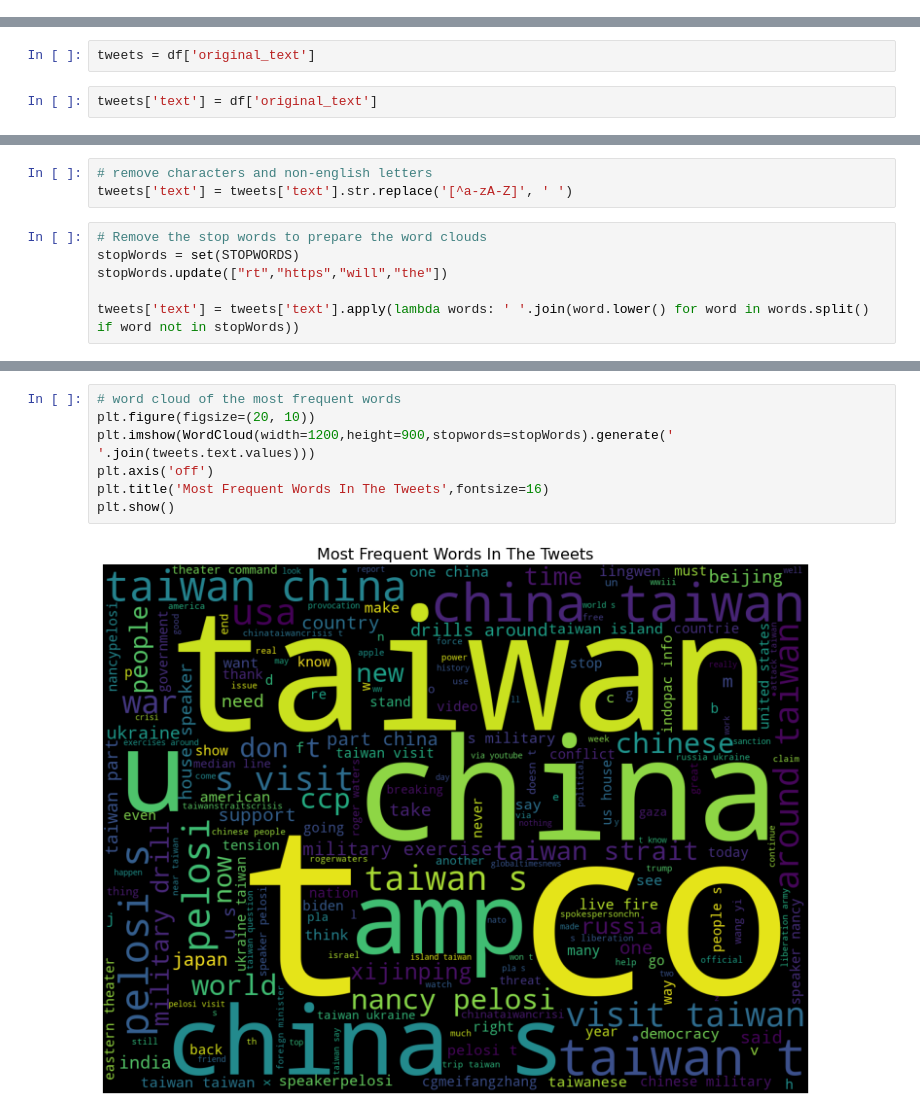
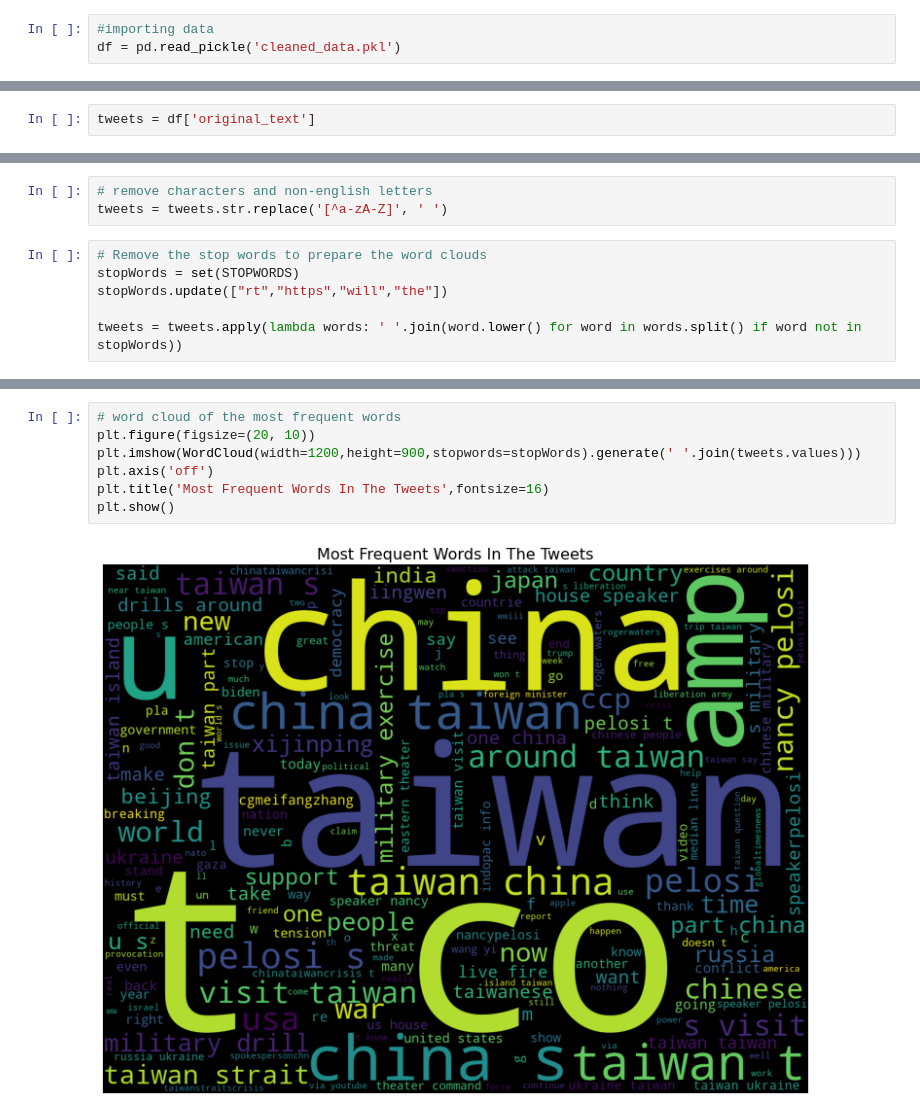
Before and after one commit to isaaclucky/Twitter-Data-Analysis, a Jupyter notebook: Data Exploration (EDA).ipynb, the cells around one changed output, grey strips where cells are left out. Drawn from its saved outputs; the diff is of its cells as text.

Commit message:
feat: some minor changes to data exploration

```diff
--- a/Data Exploration (EDA).ipynb
+++ b/Data Exploration (EDA).ipynb
@@ -41,3 +56,6 @@ df = tweet.get_tweet_df(save=False)
+# %%
+#importing data
+df = pd.read_pickle('cleaned_data.pkl')
 # %% [markdown]
 ## 2. Data Cleaning
 - Clean the data using the script clean_tweets_dataframe
@@ -241,6 +288,4 @@ Name: created_at, dtype: int64
 ### Text Preprocessing
 # %%
 tweets = df['original_text']
-# %%
-tweets['text'] = df['original_text']
 # %%
@@ -260,13 +305,13 @@ df['original_text']
 Name: original_text, Length: 7440, dtype: object
 # %%
 # remove characters and non-english letters
-tweets['text'] = tweets['text'].str.replace('[^a-zA-Z]', ' ')
+tweets = tweets.str.replace('[^a-zA-Z]', ' ')
 # %%
 # Remove the stop words to prepare the word clouds
 stopWords = set(STOPWORDS)
 stopWords.update(["rt","https","will","the"])
 
-tweets['text'] = tweets['text'].apply(lambda words: ' '.join(word.lower() for word in words.split() if word not in stopWords))
+tweets = tweets.apply(lambda words: ' '.join(word.lower() for word in words.split() if word not in stopWords))
 # %%
 tweets
 # %% [output]
@@ -285,12 +330,12 @@ Name: original_text, Length: 7441, dtype: object
 # %%
 # word cloud of the most frequent words
 plt.figure(figsize=(20, 10))
-plt.imshow(WordCloud(width=1200,height=900,stopwords=stopWords).generate(' '.join(tweets.text.values)))
+plt.imshow(WordCloud(width=1200,height=900,stopwords=stopWords).generate(' '.join(tweets.values)))
 plt.axis('off')
 plt.title('Most Frequent Words In The Tweets',fontsize=16)
 plt.show()
 # %% [output]
-[figure, old version]
+[figure, new version]
 # %%
 # plot of top and bottom 50 words
 
```
Also changed, not shown: parts of 61 cells of this notebook.
